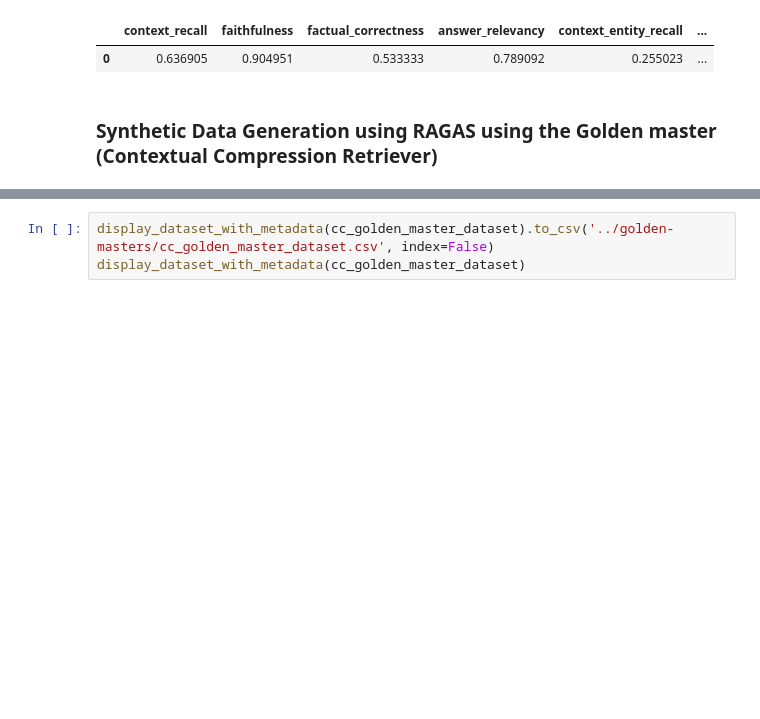
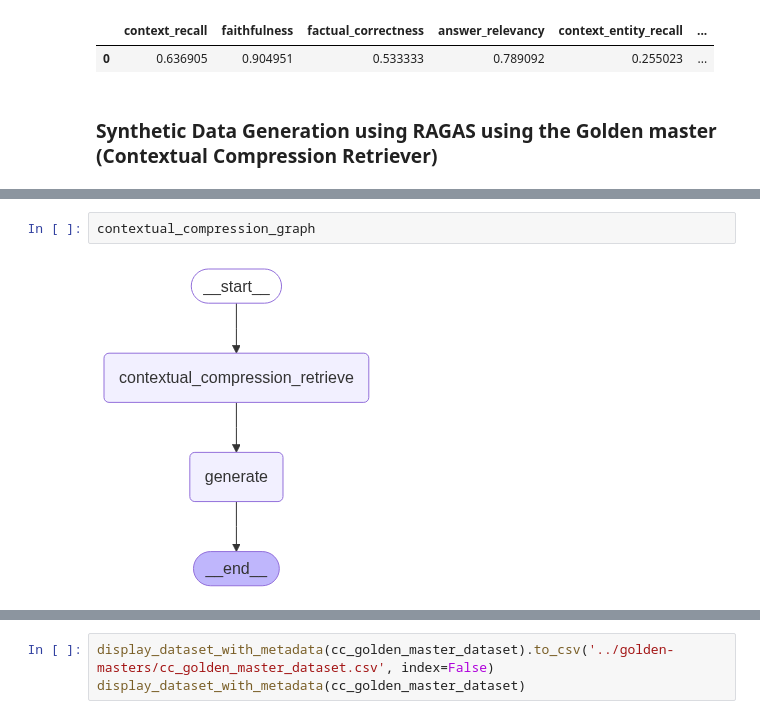
Before and after one commit to neomatrix369/AIE7-Cert-Challenge, a Jupyter notebook: notebooks/Agentic RAG evaluation experiments.ipynb, the cells around one changed output, grey strips where cells are left out. Saved outputs shown, nothing was run; the diff lists cells and outputs as text; blank space fills up the shorter version.

```diff
--- a/notebooks/Agentic RAG evaluation experiments.ipynb
+++ b/notebooks/Agentic RAG evaluation experiments.ipynb
@@ -393,3 +384,7 @@ contextual_compression_graph_agent = get_graph_agent([ask_contextual_compression
+# %%
+contextual_compression_graph
+# %% [output]
+[figure, added]
 # %%
 import copy
 import time
```
Also changed, not shown: parts of 16 cells of this notebook, 1 other file.
